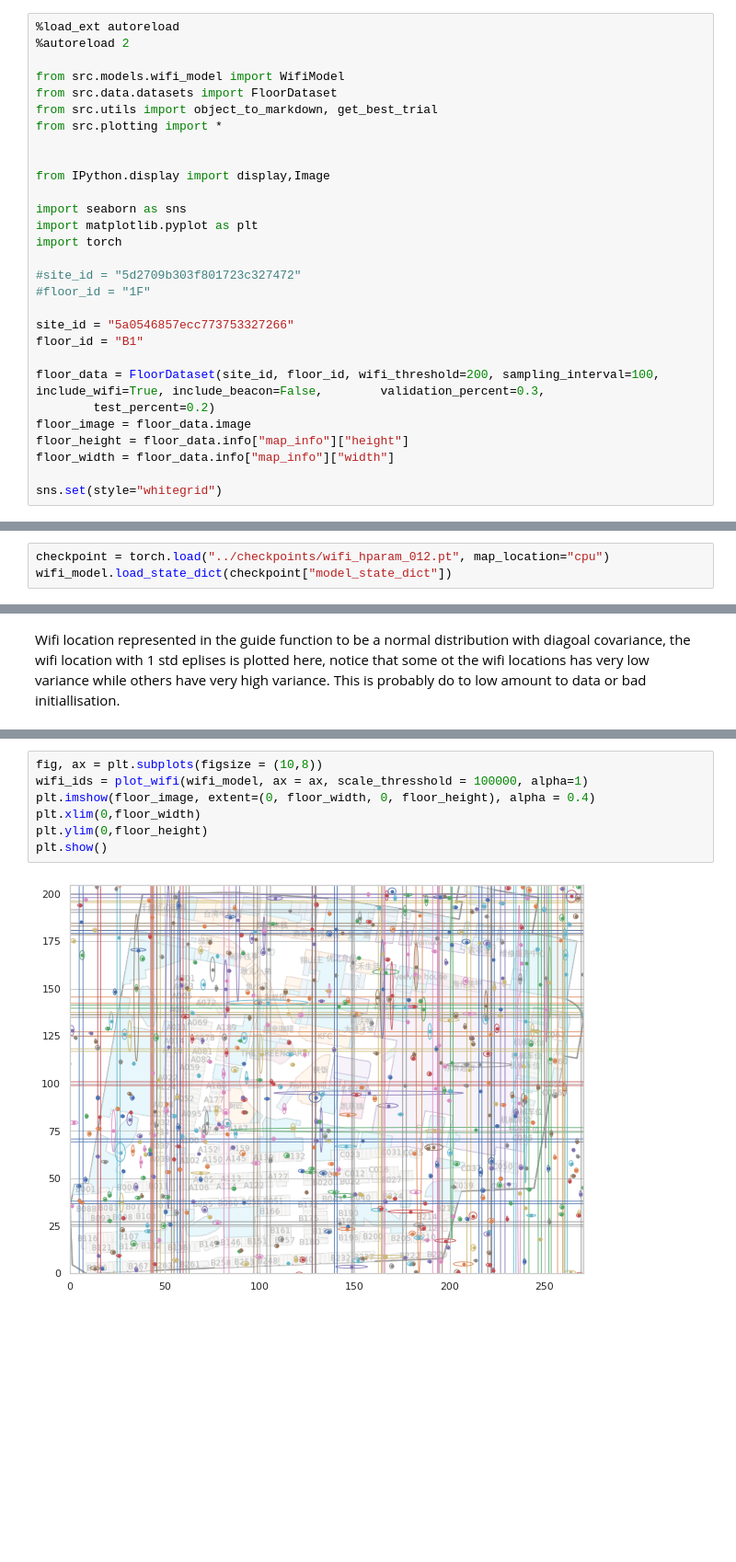
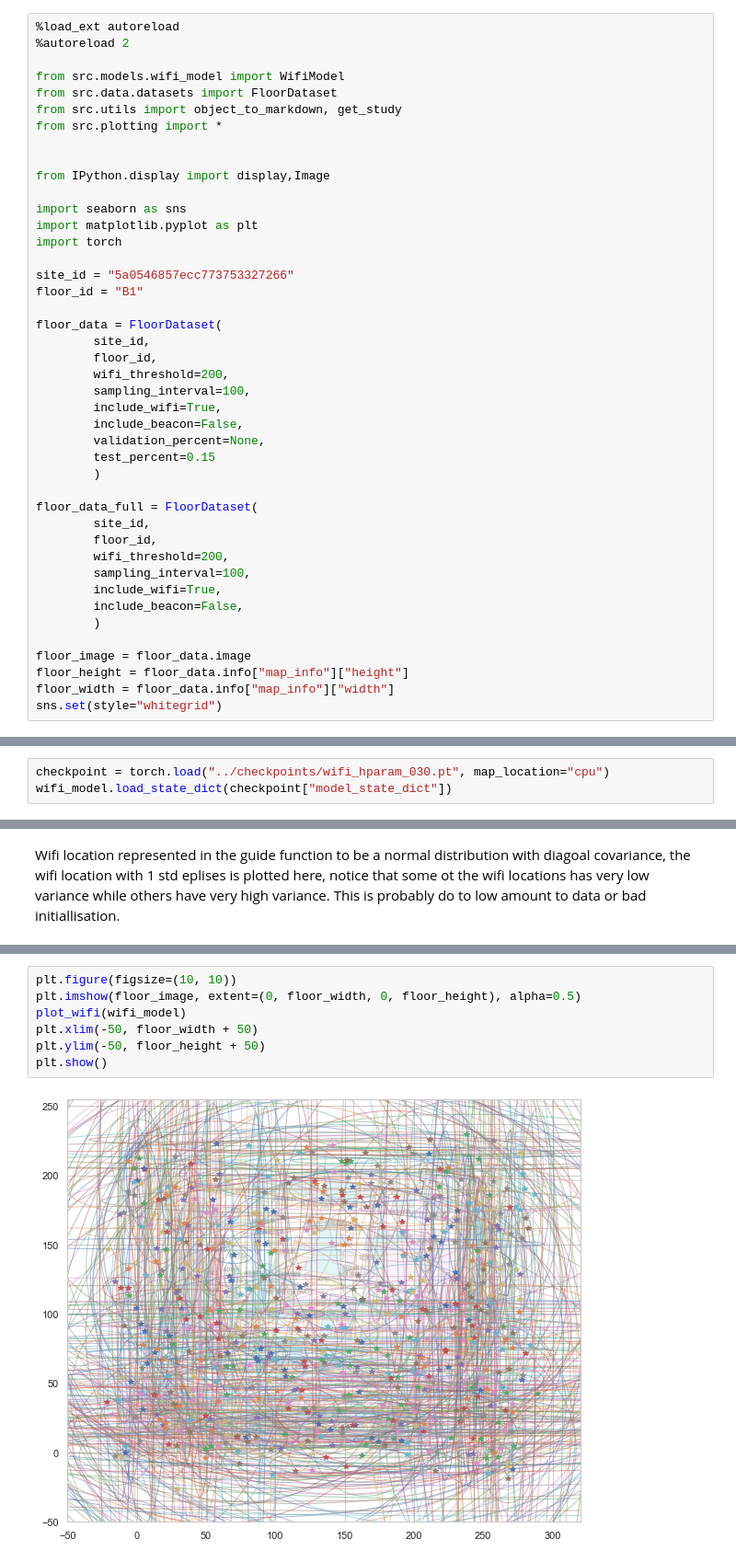
Before and after one commit to sorenhartmann/indoor-location-navigation, a Jupyter notebook: notebooks/2-wifi-model.ipynb, the cells around one changed output, grey strips where cells are left out. Shown at 92% size. Saved outputs shown, nothing was run; the diff lists cells and outputs as text; blank space fills up the shorter version.

Commit message:
fixes plots

```diff
--- a/notebooks/2-wifi-model.ipynb
+++ b/notebooks/2-wifi-model.ipynb
@@ -4,7 +4,7 @@
 
 from src.models.wifi_model import WifiModel
 from src.data.datasets import FloorDataset
-from src.utils import object_to_markdown, get_best_trial
+from src.utils import object_to_markdown, get_study
 from src.plotting import *
 
 
@@ -14,18 +14,32 @@ import seaborn as sns
 import matplotlib.pyplot as plt
 import torch
 
-#site_id = "5d2709b303f801723c327472"
-#floor_id = "1F"
-
 site_id = "5a0546857ecc773753327266"
 floor_id = "B1"
 
-floor_data = FloorDataset(site_id, floor_id, wifi_threshold=200, sampling_interval=100, include_wifi=True, include_beacon=False,        validation_percent=0.3,
-        test_percent=0.2)
+floor_data = FloorDataset(
+        site_id,
+        floor_id,
+        wifi_threshold=200,
+        sampling_interval=100,
+        include_wifi=True,
+        include_beacon=False,
+        validation_percent=None,
+        test_percent=0.15
+        )
+
+floor_data_full = FloorDataset(
+        site_id,
+        floor_id,
+        wifi_threshold=200,
+        sampling_interval=100,
+        include_wifi=True,
+        include_beacon=False,
+        )
+
 floor_image = floor_data.image
 floor_height = floor_data.info["map_info"]["height"]
 floor_width = floor_data.info["map_info"]["width"]
-
 sns.set(style="whitegrid")
 # %% [output]
 The autoreload extension is already loaded. To reload it, use:
@@ -195,7 +203,7 @@ KeyError: 'Record does not exist.'
 ## Model Training
 Due to the size of the model / the number of parameters, the model is trained using the `src/models/wifi_models.py` script. This allowed us to easily use the DTU HPC cluster for training. Below, we load a checkpoint of the trained model
 # %%
-checkpoint = torch.load("../checkpoints/wifi_hparam_012.pt", map_location="cpu")
+checkpoint = torch.load("../checkpoints/wifi_hparam_030.pt", map_location="cpu")
 wifi_model.load_state_dict(checkpoint["model_state_dict"])
 # %% [output]
 <All keys matched successfully>
@@ -224,9 +248,9 @@ Wifi location represented in the guide function to be a normal distribution with
 # %%
-fig, ax = plt.subplots(figsize = (10,8))
-wifi_ids = plot_wifi(wifi_model, ax = ax, scale_thresshold = 100000, alpha=1)
-plt.imshow(floor_image, extent=(0, floor_width, 0, floor_height), alpha = 0.4)
-plt.xlim(0,floor_width)
-plt.ylim(0,floor_height)
+plt.figure(figsize=(10, 10))
+plt.imshow(floor_image, extent=(0, floor_width, 0, floor_height), alpha=0.5)
+plot_wifi(wifi_model)
+plt.xlim(-50, floor_width + 50)
+plt.ylim(-50, floor_height + 50)
 plt.show()
 # %% [output]
-[figure, old version]
+[figure, new version]
```
Also changed, not shown: parts of 15 cells of this notebook, 1 other file.
